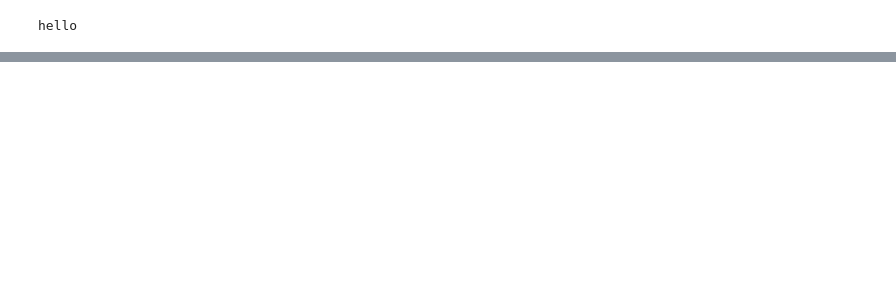
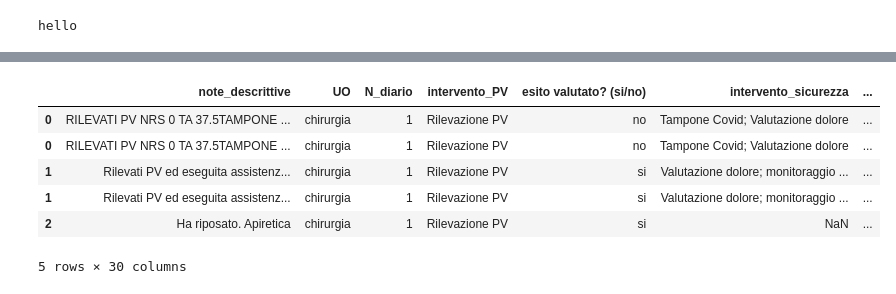
Before and after one commit to istat-methodology/fnopi-classification, a Jupyter notebook: call_to_gpt.ipynb, the cells around one changed output, grey strips where cells are left out. Saved outputs shown, nothing was run; the diff lists cells and outputs as text; code cells hidden in the pictures; blank space fills up the shorter version.

```diff
--- a/call_to_gpt.ipynb
+++ b/call_to_gpt.ipynb
@@ -36,0 +259,20 @@ print(resp.output_text)
+# %%
+cols = df_exploded.columns.tolist()
+
+col = "intervento_sicurezza_list"
+
+# togli la colonna dalla lista e reinseriscila in posizione 2 (che è la terza, contando da 0)
+cols.remove(col)
+cols.insert(7, col)
+
+# riordina il DataFrame
+df_exploded = df_exploded[cols]
+df_exploded.head(5)
+# %% [output]
+|  | note_descrittive | UO | N_diario | intervento_PV | esito valutato? (si/no) | intervento_sicurezza | ... |
+| 0 | RILEVATI PV NRS 0 TA 37.5TAMPONE ... | chirurgia | 1 | Rilevazione PV | no | Tampone Covid; Valutazione dolore | ... |
+| 0 | RILEVATI PV NRS 0 TA 37.5TAMPONE ... | chirurgia | 1 | Rilevazione PV | no | Tampone Covid; Valutazione dolore | ... |
+| 1 | Rilevati PV ed eseguita assistenz... | chirurgia | 1 | Rilevazione PV | si | Valutazione dolore; monitoraggio ... | ... |
+| 1 | Rilevati PV ed eseguita assistenz... | chirurgia | 1 | Rilevazione PV | si | Valutazione dolore; monitoraggio ... | ... |
+| 2 | Ha riposato. Apiretica | chirurgia | 1 | Rilevazione PV | si | NaN | ... |
+5 rows × 30 columns
```
Also changed, not shown: parts of 33 cells of this notebook, 9 other files.
